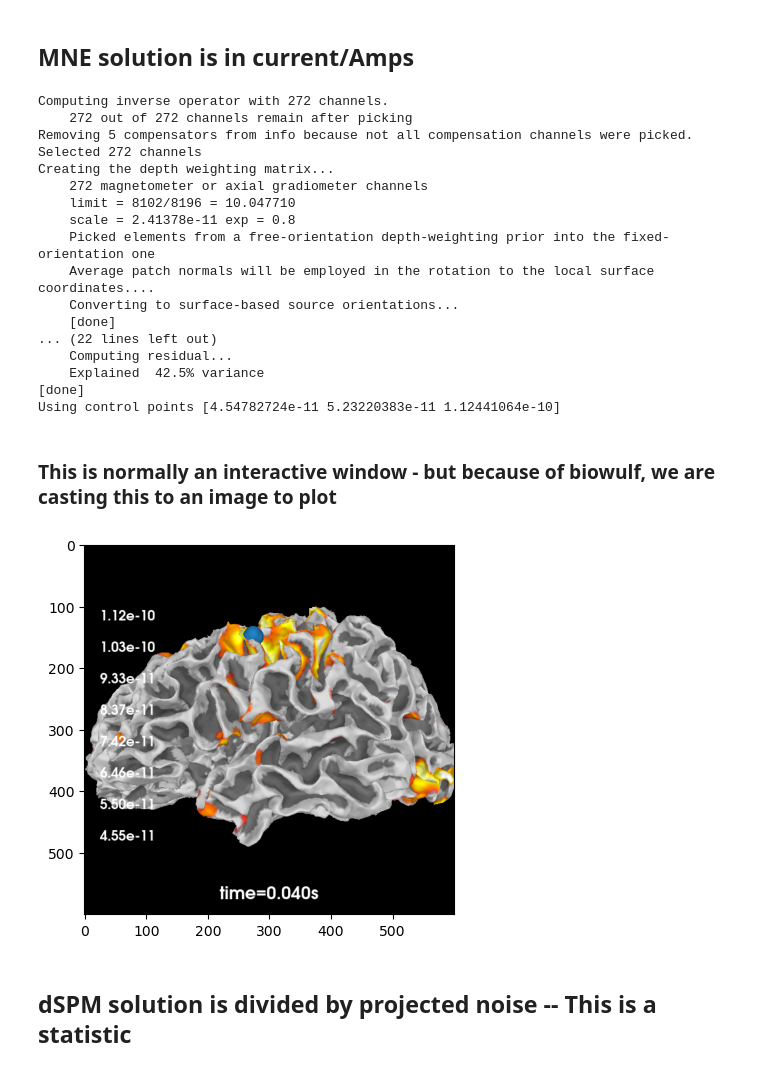
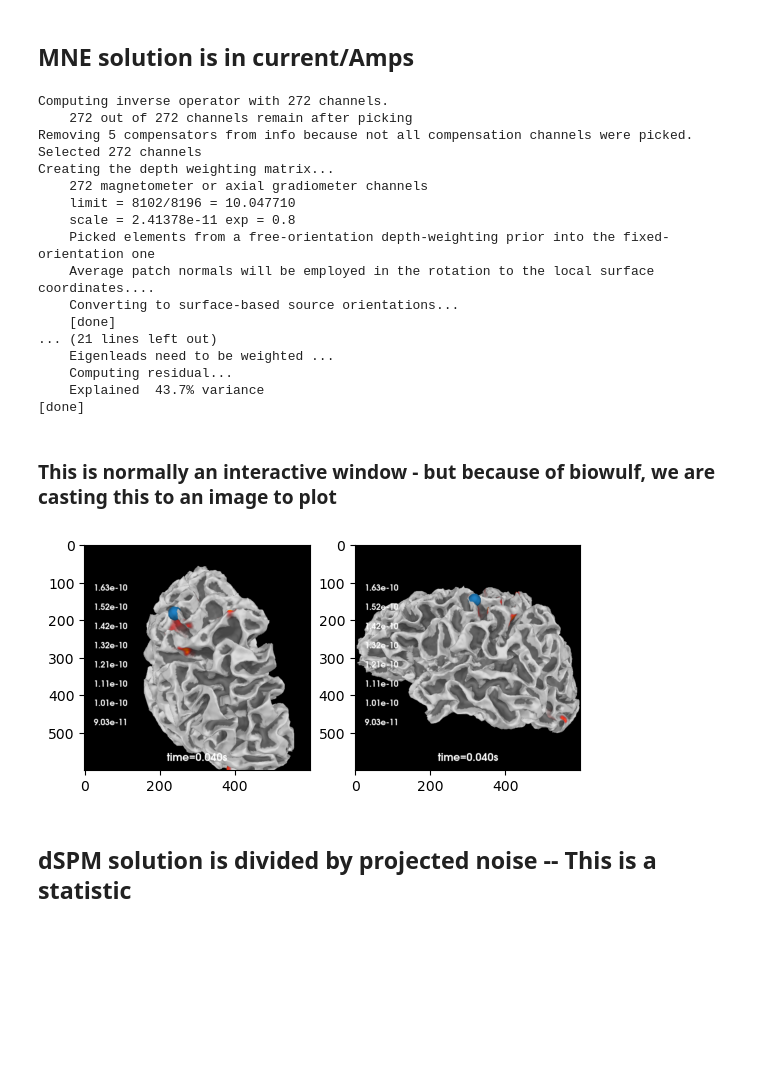
Before and after one commit to nih-megcore/NIMH_MEG_workshop, a Jupyter notebook: Day2/Lab4_SourceLocalization.ipynb, the cells around one changed output. Drawn from its saved outputs; the diff is of its cells as text; code cells hidden in the pictures; blank space fills up the shorter version.

```diff
--- a/Day2/Lab4_SourceLocalization.ipynb
+++ b/Day2/Lab4_SourceLocalization.ipynb
@@ -280,19 +313,7 @@ plt.plot(dip[0].times, dip[0].gof)
 inv = make_inverse_operator(evk_stim.info, fwd, cov, loose=0.0, depth=0.8, verbose=True)
 snr = 3.0
 lambda2 = 1.0 / snr**2
-kwargs = dict(
-    initial_time=0.04,
-    hemi="lh",
-    subjects_dir=subjects_dir,
-    size=(600, 600),
-    # clim=dict(kind="values", lims=[6, 7.5, 10]),
-    smoothing_steps=7,
-    surface='white'
-)
-
 stc = abs(apply_inverse(evk_stim, inv, lambda2, "MNE", verbose=True))
-brain = stc.plot(**kwargs) #figure=1, **kwargs)
-brain.add_text(0.1, 0.9, "MNE", "title", font_size=14)
 # %% [output]
 Computing inverse operator with 272 channels.
     272 out of 272 channels remain after picking
@@ -306,21 +327,40 @@ Creating the depth weighting matrix...
     Average patch normals will be employed in the rotation to the local surface coordinates....
     Converting to surface-based source orientations...
     [done]
-... (22 lines left out)
+... (21 lines left out)
+    Eigenleads need to be weighted ...
     Computing residual...
-    Explained  42.5% variance
+    Explained  43.7% variance
 [done]
-Using control points [4.54782724e-11 5.23220383e-11 1.12441064e-10]
 # %% [markdown]
 ### This is normally an interactive window - but because of biowulf, we are casting this to an image to plot
-# %%
-%matplotlib inline
-mne_img=brain.plotter.screenshot()
-brain.plotter.close()
-plt.imshow(mne_img)
-plt.show()
-# %% [output]
-[figure, removed]
+# %%
+maxval=stc._data.max()
+kwargs = dict(
+    initial_time=0.04,
+    hemi="lh",
+    subjects_dir=subjects_dir,
+    size=(600, 600),
+    clim=dict(kind="values", lims=[.5*maxval, .7*maxval, .9*maxval]),
+    smoothing_steps=7,
+    surface='white'
+)
+brain = stc.plot(**kwargs)
+brain.add_text(0.1, 0.9, "MNE", "title", font_size=14)
+# %%
+%matplotlib inline
+set_3d_view(brain,**views_dicts['lh']['parietal'])
+mne_img_parietal=brain.plotter.screenshot()
+set_3d_view(brain,**views_dicts['lh']['lateral'])
+mne_img_lateral=brain.plotter.screenshot()
+# brain.plotter.close()
+plt.subplot(1,2,1)
+plt.imshow(mne_img_parietal)
+plt.subplot(1,2,2)
+plt.imshow(mne_img_lateral)
+plt.show()
+# %% [output]
+[figure, added]
 # %% [markdown]
 ## dSPM solution is divided by projected noise -- This is a statistic
 # %%
```
Also changed, not shown: parts of 17 cells of this notebook, 1 other file.
